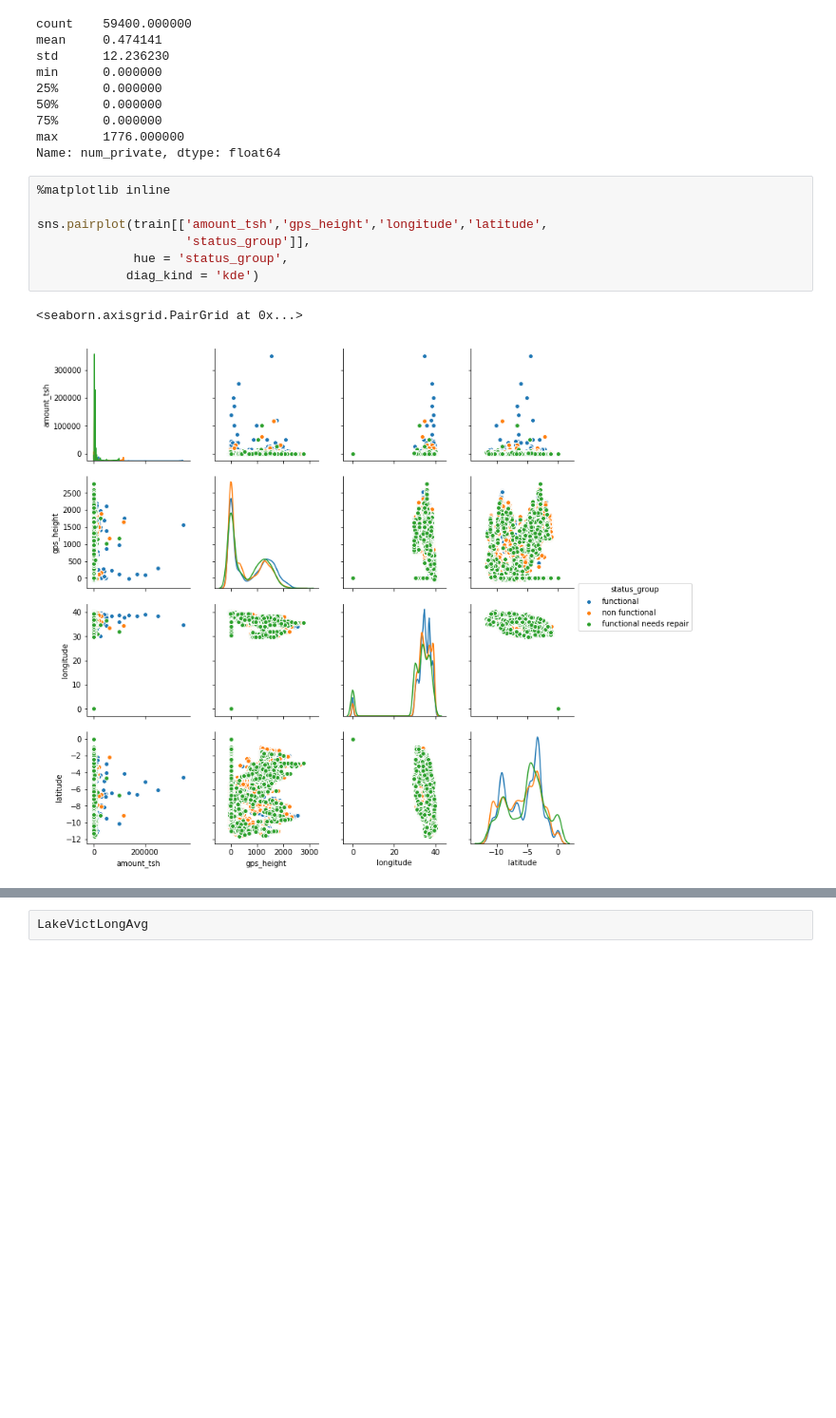
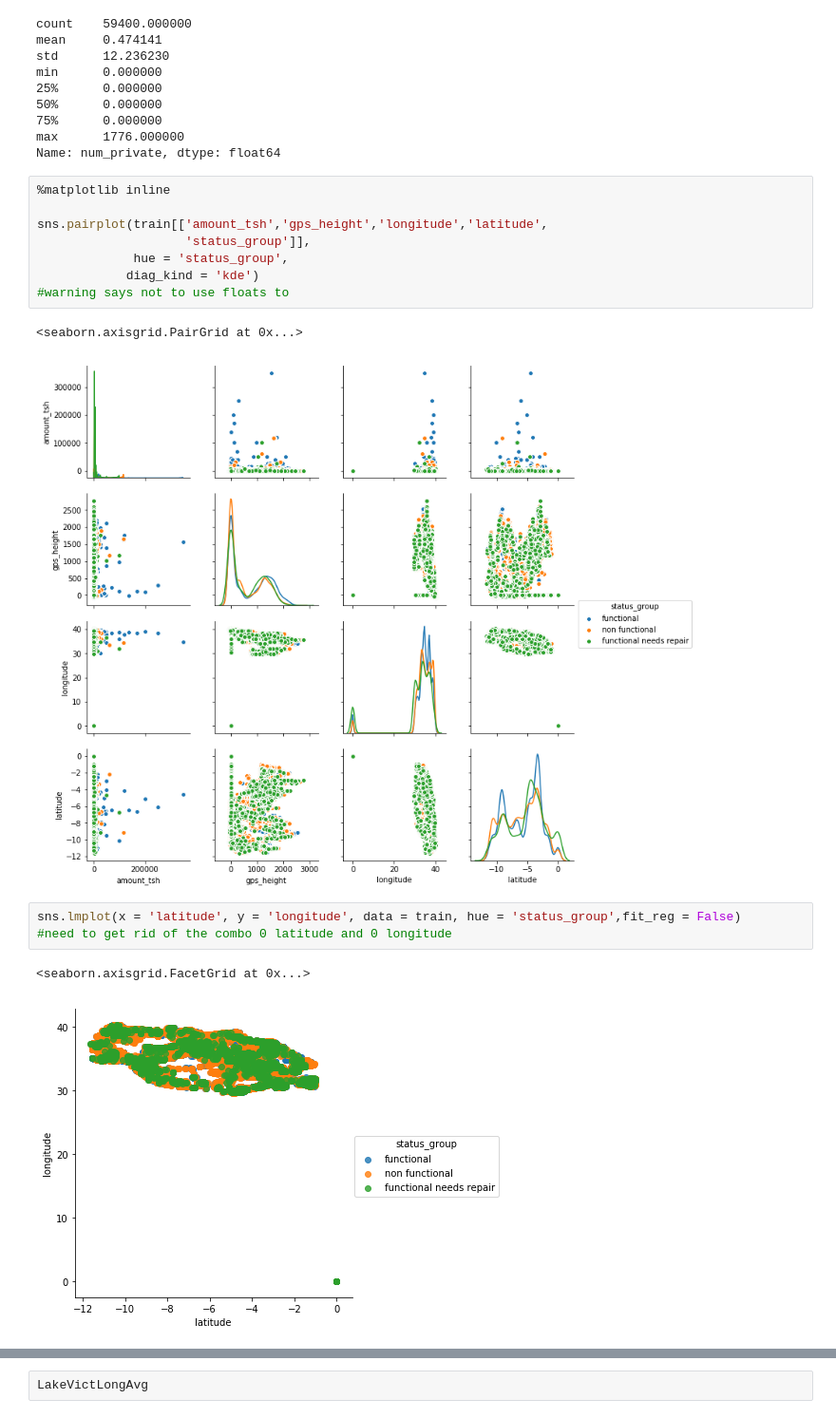
Before and after one commit to JohnErnestBonanno/WaterPump, a Jupyter notebook: Cleaning_WaterPump.ipynb, the cells around one changed output, grey strips where cells are left out. Shown at 95% size. Saved outputs shown, nothing was run; the diff lists cells and outputs as text; blank space fills up the shorter version.

```diff
--- a/Cleaning_WaterPump.ipynb
+++ b/Cleaning_WaterPump.ipynb
@@ -265,6 +264,13 @@ sns.pairplot(train[['amount_tsh','gps_height','longitude','latitude',
                     'status_group']],
              hue = 'status_group',
             diag_kind = 'kde')
+#warning says not to use floats to
 # %% [output]
 <seaborn.axisgrid.PairGrid at 0x...>
 [figure]
+# %%
+sns.lmplot(x = 'latitude', y = 'longitude', data = train, hue = 'status_group',fit_reg = False)
+#need to get rid of the combo 0 latitude and 0 longitude
+# %% [output]
+<seaborn.axisgrid.FacetGrid at 0x...>
+[figure, added]
```
Also changed, not shown: parts of 10 cells of this notebook.
